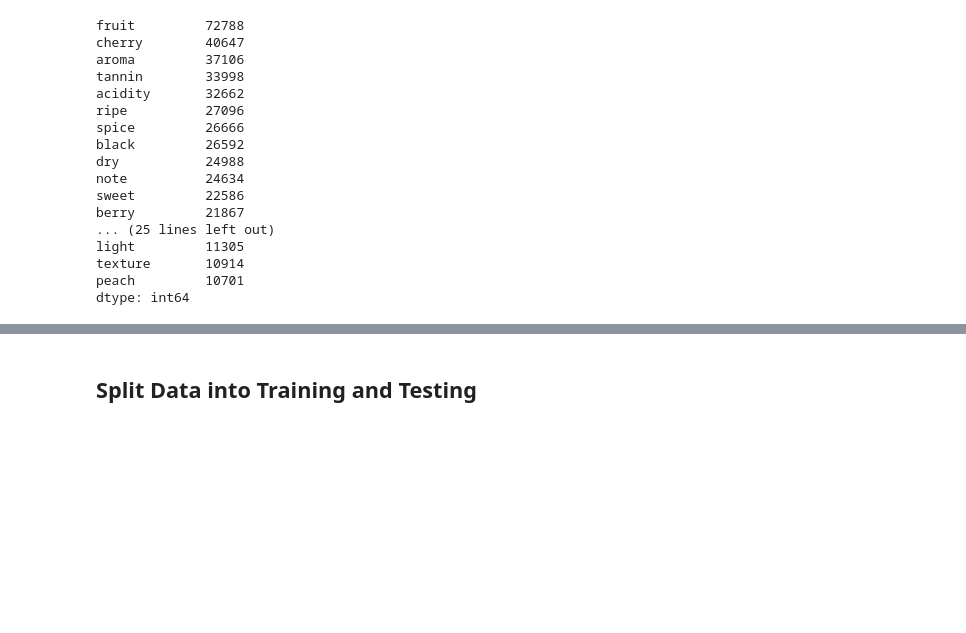
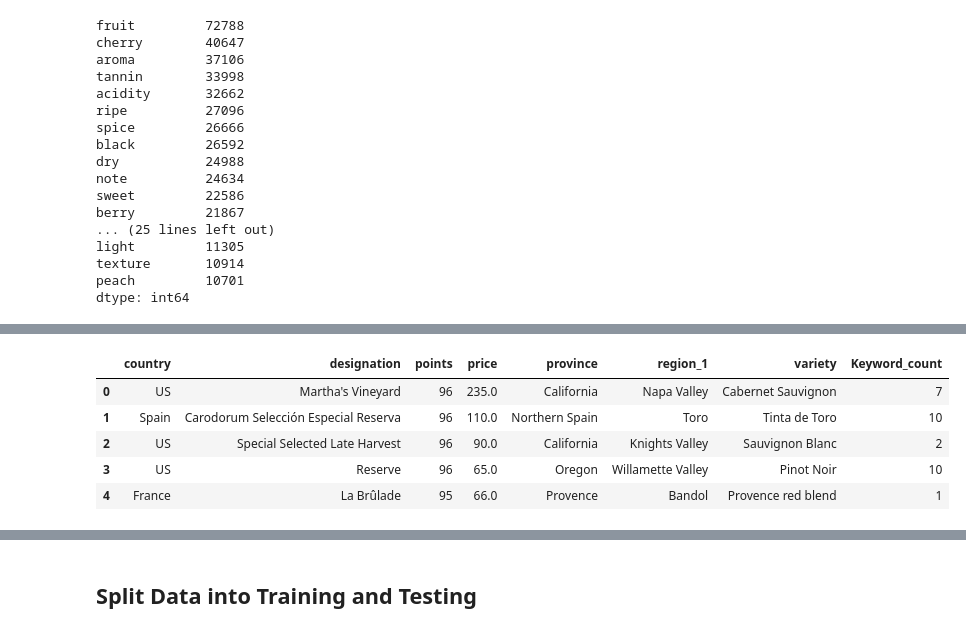
Before and after one commit to nataliepoorcreations/Wine_Reviews_Project, a Jupyter notebook: Machine_learning_model.ipynb, the cells around one changed output, grey strips where cells are left out. Drawn from its saved outputs; the diff is of its cells as text; code cells hidden in the pictures; blank space fills up the shorter version.

Commit message:
add count of keyword values within each description and drop unnecessary columns

```diff
--- a/Machine_learning_model.ipynb
+++ b/Machine_learning_model.ipynb
@@ -158,3 +160,13 @@ data.head()
 | 2 | 2 | US | Mac Watson honors the memory of a... | Special Selected Late Harvest | 96 | 90.0 | California | Knights Valley | Sonoma | ... |
 | 3 | 3 | US | This spent 20 months in 30% new F... | Reserve | 96 | 65.0 | Oregon | Willamette Valley | Willamette Valley | ... |
 | 4 | 4 | France | This is the top wine from La Bégu... | La Brûlade | 95 | 66.0 | Provence | Bandol | NaN | ... |
+# %%
+search_terms=[]
+for i in range(len(data['stem_description'])):
+    split_text = data['stem_description'][i].split()
+    lem = WordNetLemmatizer()
+    split_text = [lem.lemmatize(word) for word in split_text if word in keywords.index]
+    split_text = " ".join(split_text)
+    search_terms.append(split_text)
+search_terms=pd.DataFrame(search_terms)
+search_terms
@@ -160,0 +187,3 @@ data.head()
+# %%
+data['Keyword_count']=search_terms[0].str.split().str.len()
+data.head()
@@ -161,2 +197,13 @@ data.head()
+# %%
+#Drop columns that are not necessary for machine learning
+ML_dataset=data.drop(columns=["description",'region_2','winery','clean_description','stem_description',"Unnamed: 0"])
+ML_dataset.head()
+# %% [output]
+|  | country | designation | points | price | province | region_1 | variety | Keyword_count |
+| 0 | US | Martha's Vineyard | 96 | 235.0 | California | Napa Valley | Cabernet Sauvignon | 7 |
+| 1 | Spain | Carodorum Selección Especial Reserva | 96 | 110.0 | Northern Spain | Toro | Tinta de Toro | 10 |
+| 2 | US | Special Selected Late Harvest | 96 | 90.0 | California | Knights Valley | Sauvignon Blanc | 2 |
+| 3 | US | Reserve | 96 | 65.0 | Oregon | Willamette Valley | Pinot Noir | 10 |
+| 4 | France | La Brûlade | 95 | 66.0 | Provence | Bandol | Provence red blend | 1 |
 # %%
 #Use Get dummies to convert the remaining text columns to integers
```
Also changed, not shown: parts of 5 cells of this notebook.
